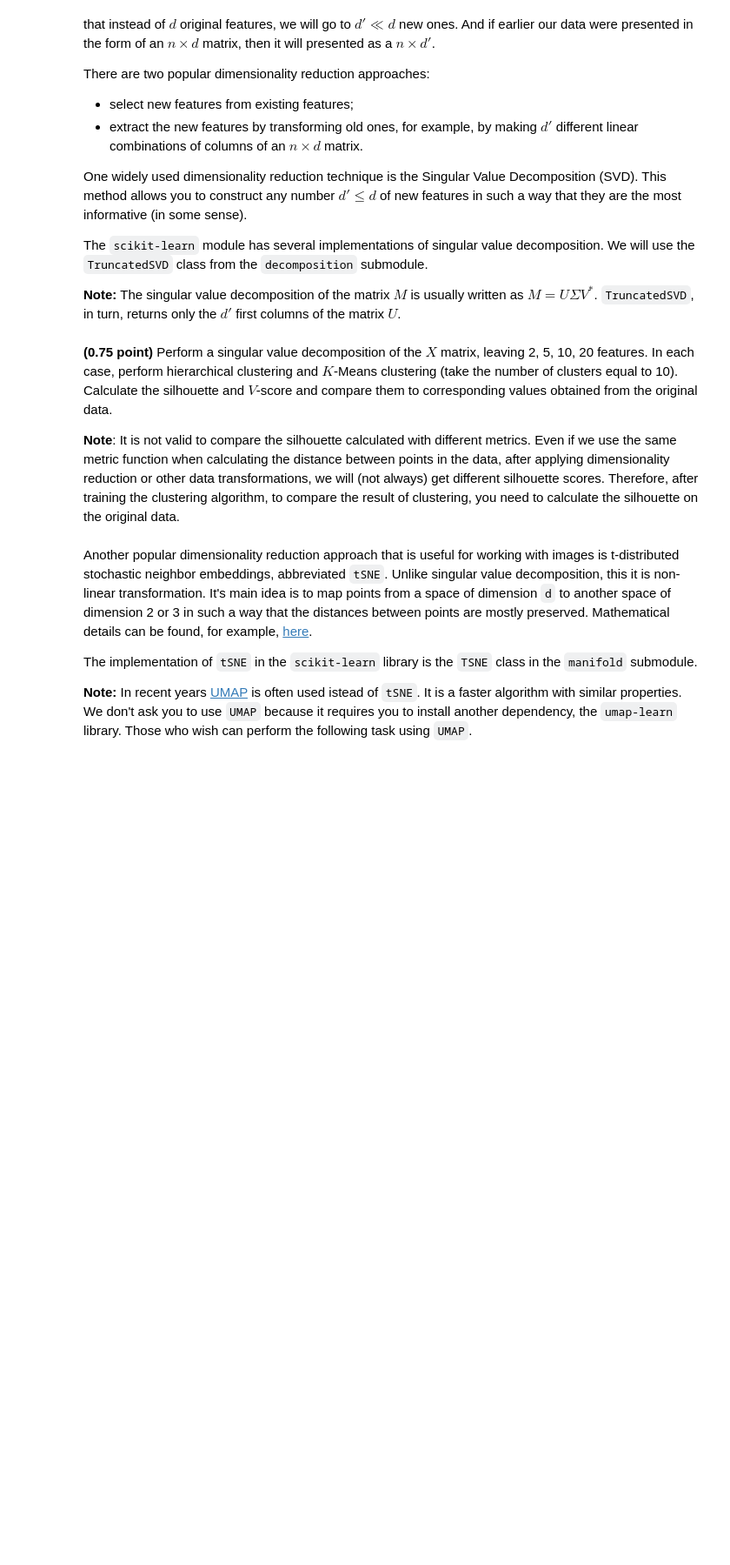
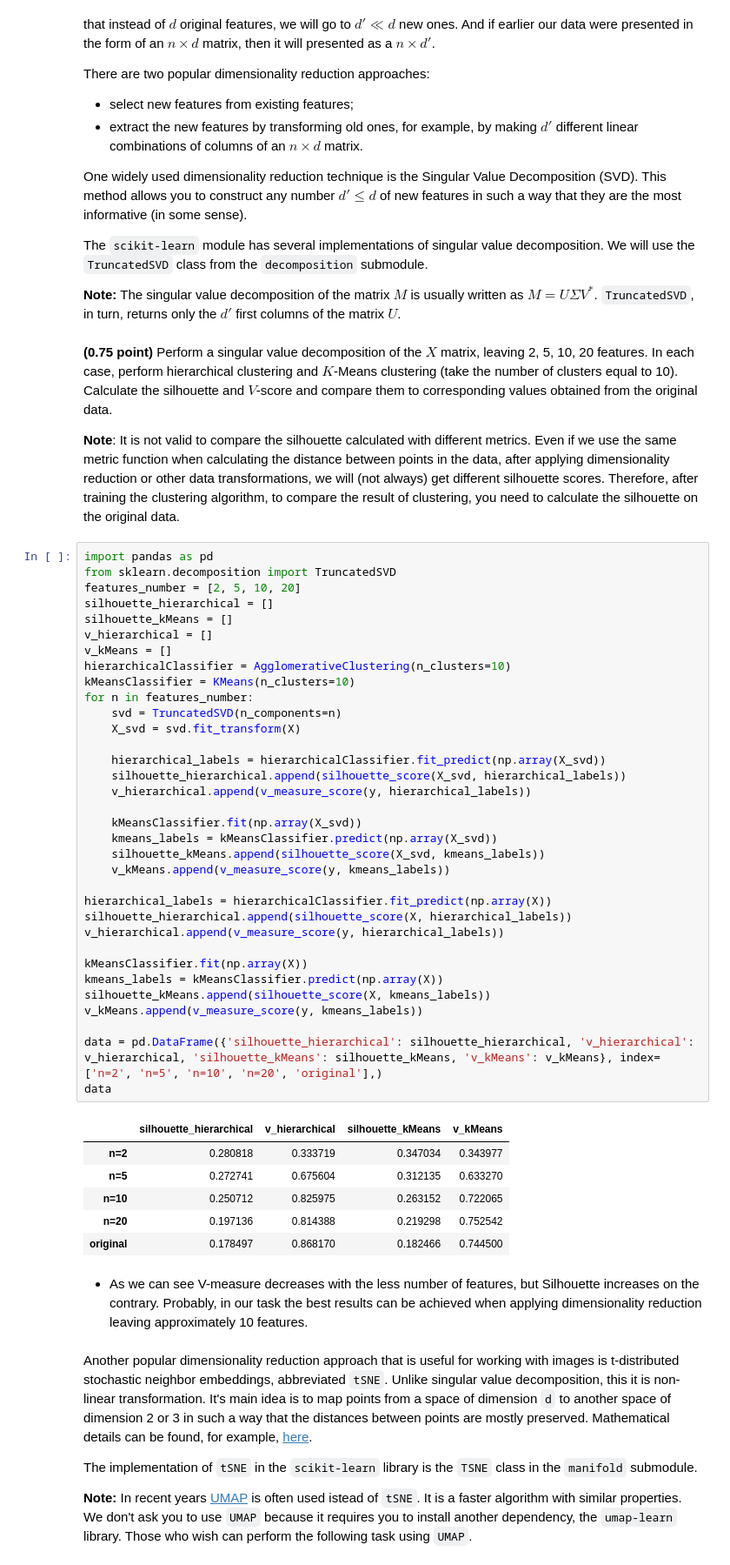
Before and after one commit to alsing/ml-intro-rs-school, a Jupyter notebook: 8 - Clustering and Dimensionality Reduction/clustering.ipynb, the cells around one changed output. Shown: that part at 87% size. Drawn from its saved outputs; the diff is of its cells as text; blank space fills up the shorter version.

Commit message:
solved task 3 module 8

```diff
--- a/8 - Clustering and Dimensionality Reduction/clustering.ipynb
+++ b/8 - Clustering and Dimensionality Reduction/clustering.ipynb
@@ -314,6 +314,49 @@ The `scikit-learn` module has several implementations of singular value decompos
 **(0.75 point)** Perform a singular value decomposition of the $X$ matrix, leaving 2, 5, 10, 20 features. In each case, perform hierarchical clustering and $K$-Means clustering (take the number of clusters equal to 10). Calculate the silhouette and $V$-score and compare them to corresponding values obtained from the original data.
 
 **Note**: It is not valid to compare the silhouette calculated with different metrics. Even if we use the same metric function when calculating the distance between points in the data, after applying dimensionality reduction or other data transformations, we will (not always) get different silhouette scores. Therefore, after training the clustering algorithm, to compare the result of clustering, you need to calculate the silhouette on the original data.
+# %%
+import pandas as pd
+from sklearn.decomposition import TruncatedSVD
+features_number = [2, 5, 10, 20]
+silhouette_hierarchical = []
+silhouette_kMeans = []
+v_hierarchical = []
+v_kMeans = []
+hierarchicalClassifier = AgglomerativeClustering(n_clusters=10)
+kMeansClassifier = KMeans(n_clusters=10)
+for n in features_number:
+    svd = TruncatedSVD(n_components=n)
+    X_svd = svd.fit_transform(X)
+
+    hierarchical_labels = hierarchicalClassifier.fit_predict(np.array(X_svd))
+    silhouette_hierarchical.append(silhouette_score(X_svd, hierarchical_labels))
+    v_hierarchical.append(v_measure_score(y, hierarchical_labels))
+
+    kMeansClassifier.fit(np.array(X_svd))
+    kmeans_labels = kMeansClassifier.predict(np.array(X_svd))
+    silhouette_kMeans.append(silhouette_score(X_svd, kmeans_labels))
+    v_kMeans.append(v_measure_score(y, kmeans_labels))
+
+hierarchical_labels = hierarchicalClassifier.fit_predict(np.array(X))
+silhouette_hierarchical.append(silhouette_score(X, hierarchical_labels))
+v_hierarchical.append(v_measure_score(y, hierarchical_labels))
+
+kMeansClassifier.fit(np.array(X))
+kmeans_labels = kMeansClassifier.predict(np.array(X))
+silhouette_kMeans.append(silhouette_score(X, kmeans_labels))
+v_kMeans.append(v_measure_score(y, kmeans_labels))
+
+data = pd.DataFrame({'silhouette_hierarchical': silhouette_hierarchical, 'v_hierarchical': v_hierarchical, 'silhouette_kMeans': silhouette_kMeans, 'v_kMeans': v_kMeans}, index=['n=2', 'n=5', 'n=10', 'n=20', 'original'],)
+data
+# %% [output]
+|  | silhouette_hierarchical | v_hierarchical | silhouette_kMeans | v_kMeans |
+| n=2 | 0.280818 | 0.333719 | 0.347034 | 0.343977 |
+| n=5 | 0.272741 | 0.675604 | 0.312135 | 0.633270 |
+| n=10 | 0.250712 | 0.825975 | 0.263152 | 0.722065 |
+| n=20 | 0.197136 | 0.814388 | 0.219298 | 0.752542 |
+| original | 0.178497 | 0.868170 | 0.182466 | 0.744500 |
+# %% [markdown]
+* As we can see V-measure decreases with the less number of features, but Silhouette increases on the contrary. Probably, in our task the best results can be achieved when applying dimensionality reduction leaving approximately 10 features.
 # %% [markdown]
 Another popular dimensionality reduction approach that is useful for working with images is t-distributed stochastic neighbor embeddings, abbreviated `tSNE`. Unlike singular value decomposition, this it is non-linear transformation. It's main idea is to map points from a space of dimension `d` to another space of dimension 2 or 3 in such a way that the distances between points are mostly preserved. Mathematical details can be found, for example, [here](https://en.wikipedia.org/wiki/T-distributed_stochastic_neighbor_embedding).
 
```
Also changed, not shown: parts of 6 cells of this notebook.
